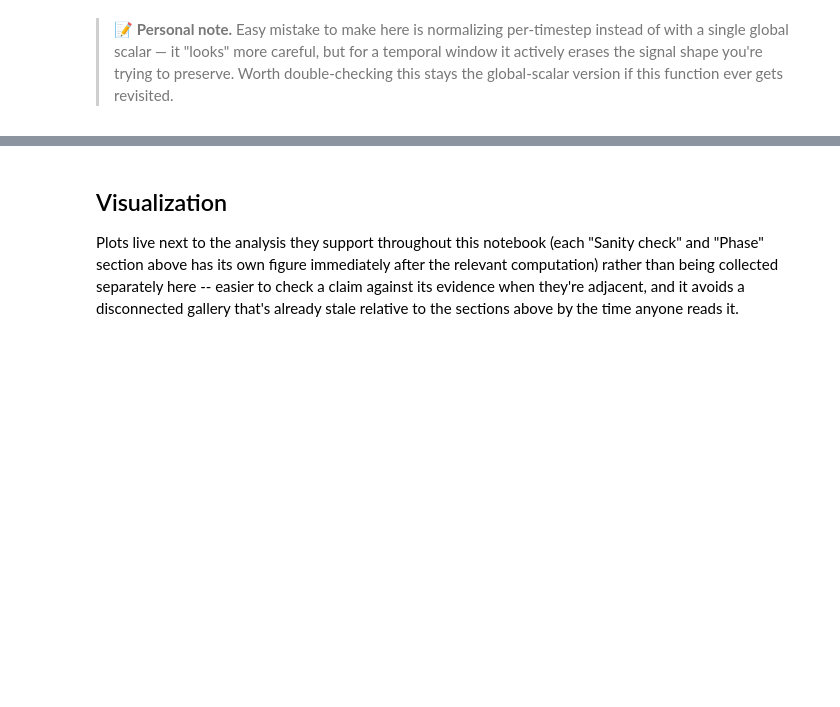
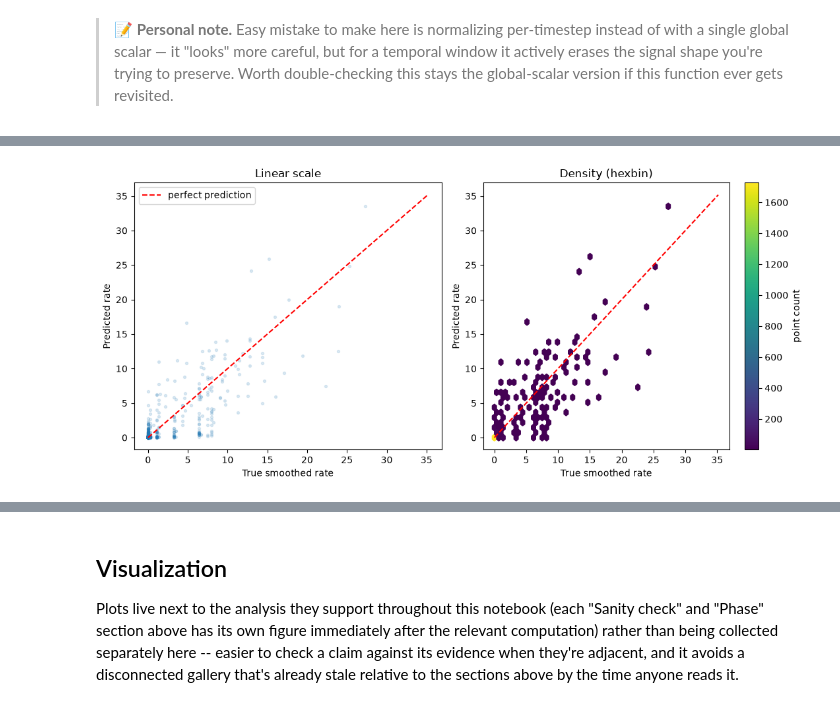
Before and after one commit to F-vdHaar/neural_ds_generalisation, a Jupyter notebook: spike_inference.ipynb, the cells around one changed output, grey strips where cells are left out. Drawn from its saved outputs; the diff is of its cells as text; code cells hidden in the pictures; blank space fills up the shorter version.

```diff
--- a/spike_inference.ipynb
+++ b/spike_inference.ipynb
@@ -1502,0 +1540,28 @@ summary_df.drop(columns='fold').to_string(index=False)
+# %%
+import glob
+
+# Reload ONE fold x condition's saved arrays -- tests the actual saved
+# artifact (not a fresh recomputation) and doesn't depend on anything from
+# the LODO cell still being in memory.
+candidate_files = sorted(glob.glob('data/preprocessed/fold_DS09_arm_6f_only_*.npz'))
+assert candidate_files, (
+    "No saved fold_DS09_arm_6f_only_*.npz found -- run the LODO preprocessing "
+    "cell above first; it saves these files as a side effect."
+)
+saved = np.load(candidate_files[-1])
+X_train, y_train, X_val, y_val = saved['X_train'], saved['y_train'], saved['X_val'], saved['y_val']
+print(f"Loaded {candidate_files[-1]}")
+print(f"X_train: {X_train.shape}   X_val: {X_val.shape}")
+
+scope_train_loader = DataLoader(
+    TensorDataset(torch.tensor(X_train, dtype=torch.float32), torch.tensor(y_train, dtype=torch.float32)),
+    batch_size=256, shuffle=True,
+)
+scope_val_loader = DataLoader(
+    TensorDataset(torch.tensor(X_val, dtype=torch.float32), torch.tensor(y_val, dtype=torch.float32)),
+    batch_size=256, shuffle=False,
+)
+
+torch.manual_seed(42)
+scope_model = utils.Cascade1DCNN(window_size=64)
+scope_history = utils.train_model(scope_model, scope_train_loader, scope_val_loader, epochs=5, lr=1e-3)
@@ -1502,0 +1612,18 @@ summary_df.drop(columns='fold').to_string(index=False)
+# %%
+fig, axes = plt.subplots(1, 2, figsize=(11, 5))
+
+axes[0].scatter(y_val[sample_idx], preds_sample, alpha=0.15, s=8)
+lims = [0, max(y_val[sample_idx].max(), preds_sample.max()) * 1.05]
+axes[0].plot(lims, lims, 'r--', label='perfect prediction')
+axes[0].set_xlabel('True smoothed rate'); axes[0].set_ylabel('Predicted rate')
+axes[0].set_title('Linear scale'); axes[0].legend()
+
+hb = axes[1].hexbin(y_val[sample_idx], preds_sample, gridsize=40, mincnt=1, cmap='viridis')
+axes[1].plot(lims, lims, 'r--')
+axes[1].set_xlabel('True smoothed rate'); axes[1].set_ylabel('Predicted rate')
+axes[1].set_title('Density (hexbin)')
+plt.colorbar(hb, ax=axes[1], label='point count')
+plt.tight_layout()
+plt.show()
+# %% [output]
+[figure, added]
```
Also changed, not shown: parts of 40 cells of this notebook.
